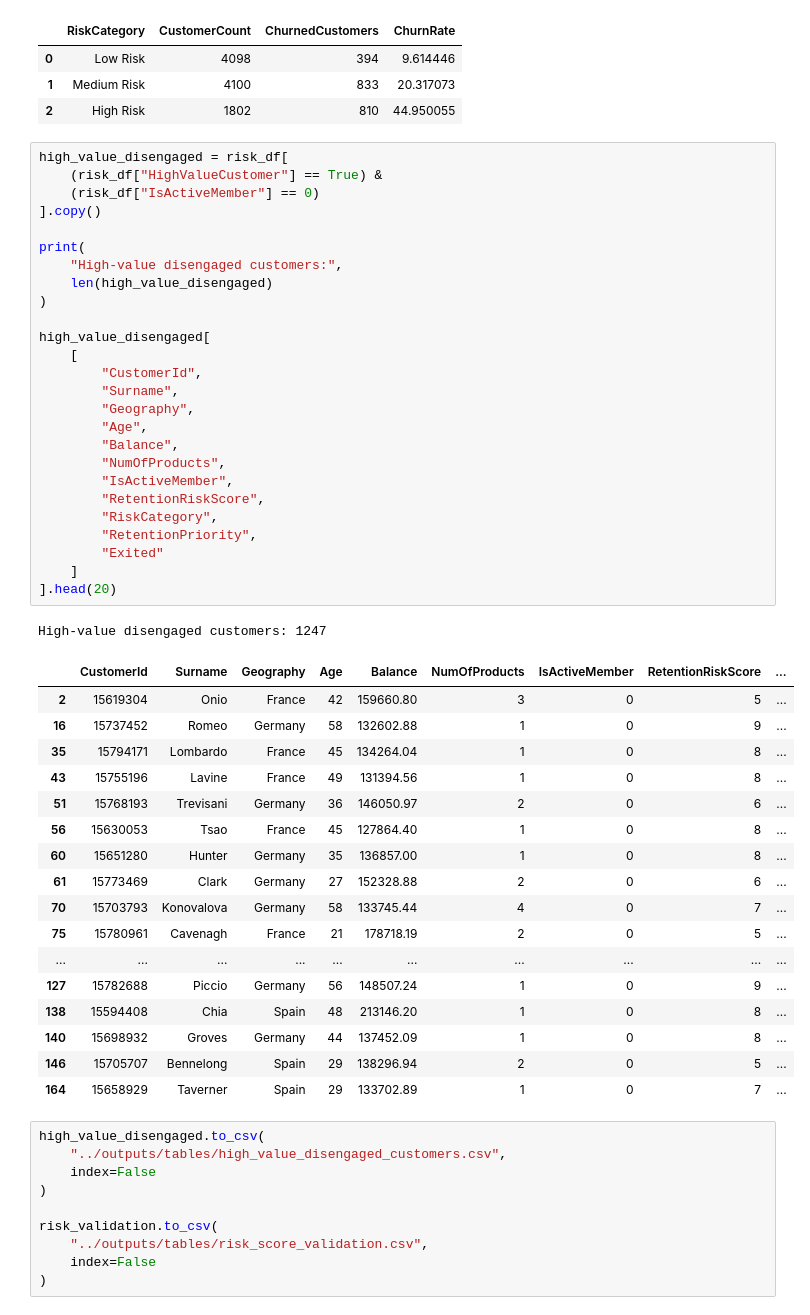
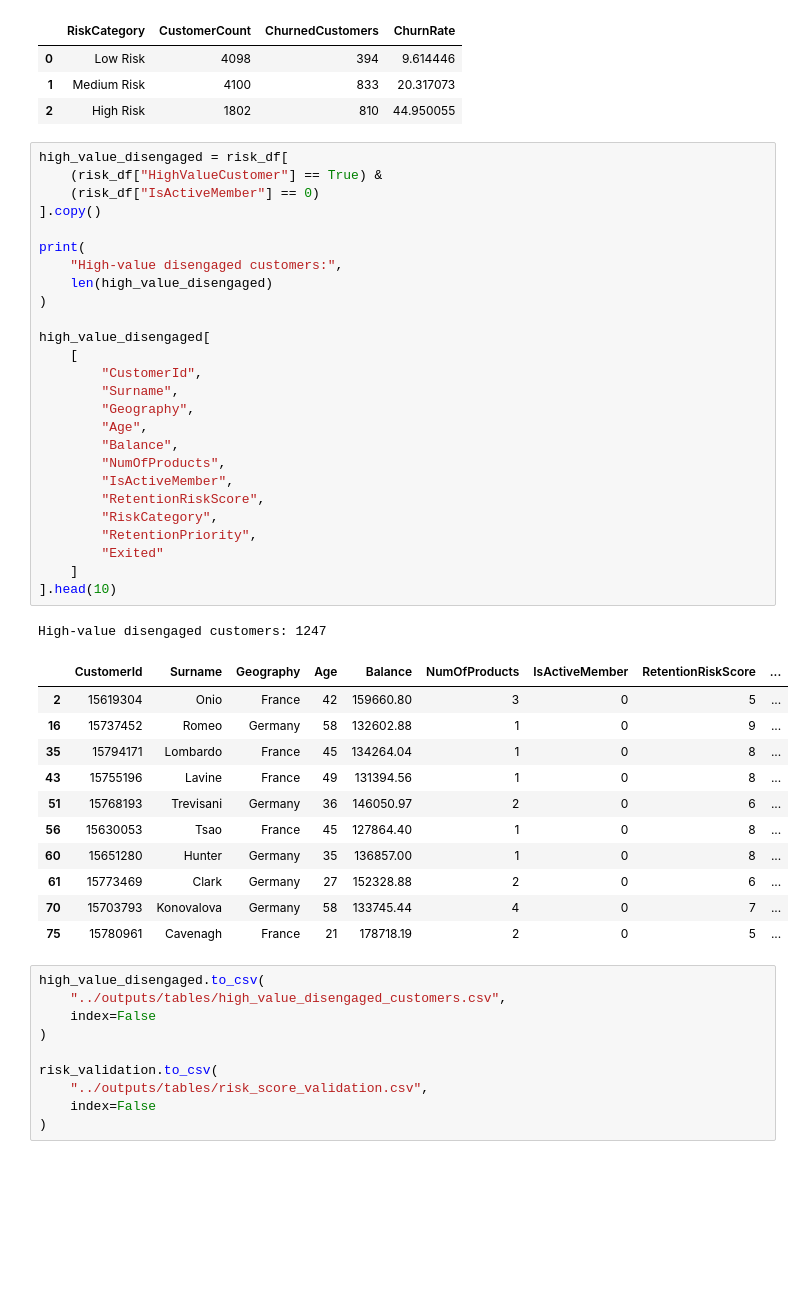
Before and after one commit to DivyeshChavda77/customer-retention-analysis, a Jupyter notebook: notebook/customer_retention_eda.ipynb, the cells around one changed output. Saved outputs shown, nothing was run; the diff lists cells and outputs as text; blank space fills up the shorter version.

```diff
--- a/notebook/customer_retention_eda.ipynb
+++ b/notebook/customer_retention_eda.ipynb
@@ -1191,40 +1202,34 @@ print(
     len(high_value_disengaged)
 )
 
 high_value_disengaged[
     [
         "CustomerId",
         "Surname",
         "Geography",
         "Age",
         "Balance",
         "NumOfProducts",
         "IsActiveMember",
         "RetentionRiskScore",
         "RiskCategory",
         "RetentionPriority",
         "Exited"
     ]
-].head(20)
+].head(10)
 # %% [output]
 High-value disengaged customers: 1247
 |  | CustomerId | Surname | Geography | Age | Balance | NumOfProducts | IsActiveMember | RetentionRiskScore | ... |
 | 2 | 15619304 | Onio | France | 42 | 159660.80 | 3 | 0 | 5 | ... |
 | 16 | 15737452 | Romeo | Germany | 58 | 132602.88 | 1 | 0 | 9 | ... |
 | 35 | 15794171 | Lombardo | France | 45 | 134264.04 | 1 | 0 | 8 | ... |
 | 43 | 15755196 | Lavine | France | 49 | 131394.56 | 1 | 0 | 8 | ... |
 | 51 | 15768193 | Trevisani | Germany | 36 | 146050.97 | 2 | 0 | 6 | ... |
 | 56 | 15630053 | Tsao | France | 45 | 127864.40 | 1 | 0 | 8 | ... |
 | 60 | 15651280 | Hunter | Germany | 35 | 136857.00 | 1 | 0 | 8 | ... |
 | 61 | 15773469 | Clark | Germany | 27 | 152328.88 | 2 | 0 | 6 | ... |
 | 70 | 15703793 | Konovalova | Germany | 58 | 133745.44 | 4 | 0 | 7 | ... |
 | 75 | 15780961 | Cavenagh | France | 21 | 178718.19 | 2 | 0 | 5 | ... |
-| ... | ... | ... | ... | ... | ... | ... | ... | ... | ... |
-| 127 | 15782688 | Piccio | Germany | 56 | 148507.24 | 1 | 0 | 9 | ... |
-| 138 | 15594408 | Chia | Spain | 48 | 213146.20 | 1 | 0 | 8 | ... |
-| 140 | 15698932 | Groves | Germany | 44 | 137452.09 | 1 | 0 | 8 | ... |
-| 146 | 15705707 | Bennelong | Spain | 29 | 138296.94 | 2 | 0 | 5 | ... |
-| 164 | 15658929 | Taverner | Spain | 29 | 133702.89 | 1 | 0 | 7 | ... |
 # %%
 high_value_disengaged.to_csv(
     "../outputs/tables/high_value_disengaged_customers.csv",
```
Also changed, not shown: parts of 13 cells of this notebook, 6 other files.
